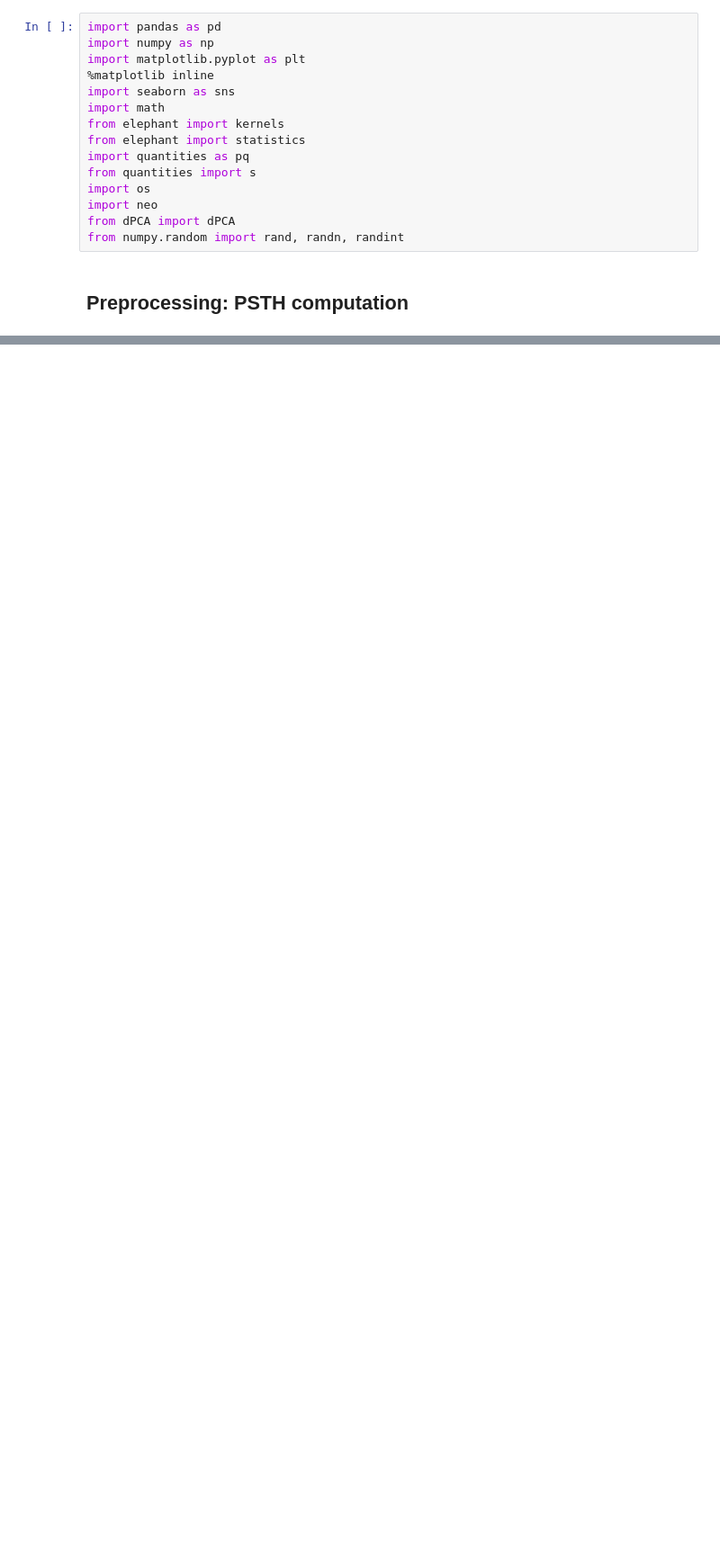
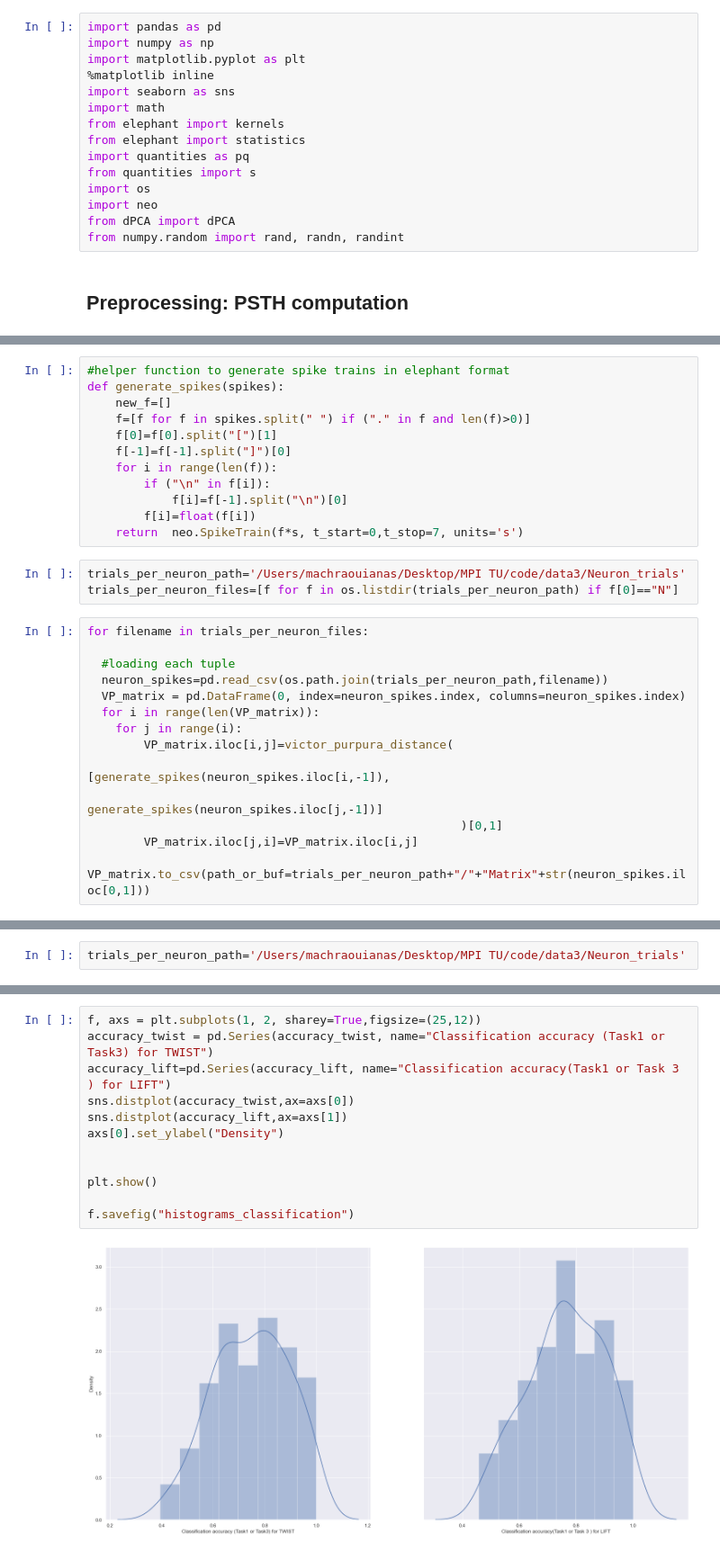
Before and after one commit to AnasMachraoui/Mirror-Neurons, a Jupyter notebook: mirror.ipynb, the cells around one changed output, grey strips where cells are left out. Shown at 90% size. Saved outputs shown, nothing was run; the diff lists cells and outputs as text; blank space fills up the shorter version.

```diff
--- a/mirror.ipynb
+++ b/mirror.ipynb
@@ -280,0 +257,29 @@ for index in a:
+# %%
+#helper function to generate spike trains in elephant format
+def generate_spikes(spikes):
+    new_f=[]
+    f=[f for f in spikes.split(" ") if ("." in f and len(f)>0)]
+    f[0]=f[0].split("[")[1]
+    f[-1]=f[-1].split("]")[0]
+    for i in range(len(f)):
+        if ("\n" in f[i]):
+            f[i]=f[-1].split("\n")[0]
+        f[i]=float(f[i])
+    return  neo.SpikeTrain(f*s, t_start=0,t_stop=7, units='s')
+# %%
+trials_per_neuron_path='/Users/machraouianas/Desktop/MPI TU/code/data3/Neuron_trials'
+trials_per_neuron_files=[f for f in os.listdir(trials_per_neuron_path) if f[0]=="N"]
+# %%
+for filename in trials_per_neuron_files:
+
+  #loading each tuple
+  neuron_spikes=pd.read_csv(os.path.join(trials_per_neuron_path,filename))
+  VP_matrix = pd.DataFrame(0, index=neuron_spikes.index, columns=neuron_spikes.index)
+  for i in range(len(VP_matrix)):
+    for j in range(i):
+        VP_matrix.iloc[i,j]=victor_purpura_distance(
+                                                   [generate_spikes(neuron_spikes.iloc[i,-1]),
+                                                     generate_spikes(neuron_spikes.iloc[j,-1])]
+                                                     )[0,1]
+        VP_matrix.iloc[j,i]=VP_matrix.iloc[i,j]
+  VP_matrix.to_csv(path_or_buf=trials_per_neuron_path+"/"+"Matrix"+str(neuron_spikes.iloc[0,1]))
@@ -280,0 +324,2 @@ for index in a:
+# %%
+trials_per_neuron_path='/Users/machraouianas/Desktop/MPI TU/code/data3/Neuron_trials'
@@ -280,0 +373,14 @@ for index in a:
+# %%
+f, axs = plt.subplots(1, 2, sharey=True,figsize=(25,12))
+accuracy_twist = pd.Series(accuracy_twist, name="Classification accuracy (Task1 or Task3) for TWIST")
+accuracy_lift=pd.Series(accuracy_lift, name="Classification accuracy(Task1 or Task 3 ) for LIFT")
+sns.distplot(accuracy_twist,ax=axs[0])
+sns.distplot(accuracy_lift,ax=axs[1])
+axs[0].set_ylabel("Density")
+
+
+plt.show()
+
+f.savefig("histograms_classification")
+# %% [output]
+[figure, added]
```
Also changed, not shown: parts of 62 cells of this notebook.
